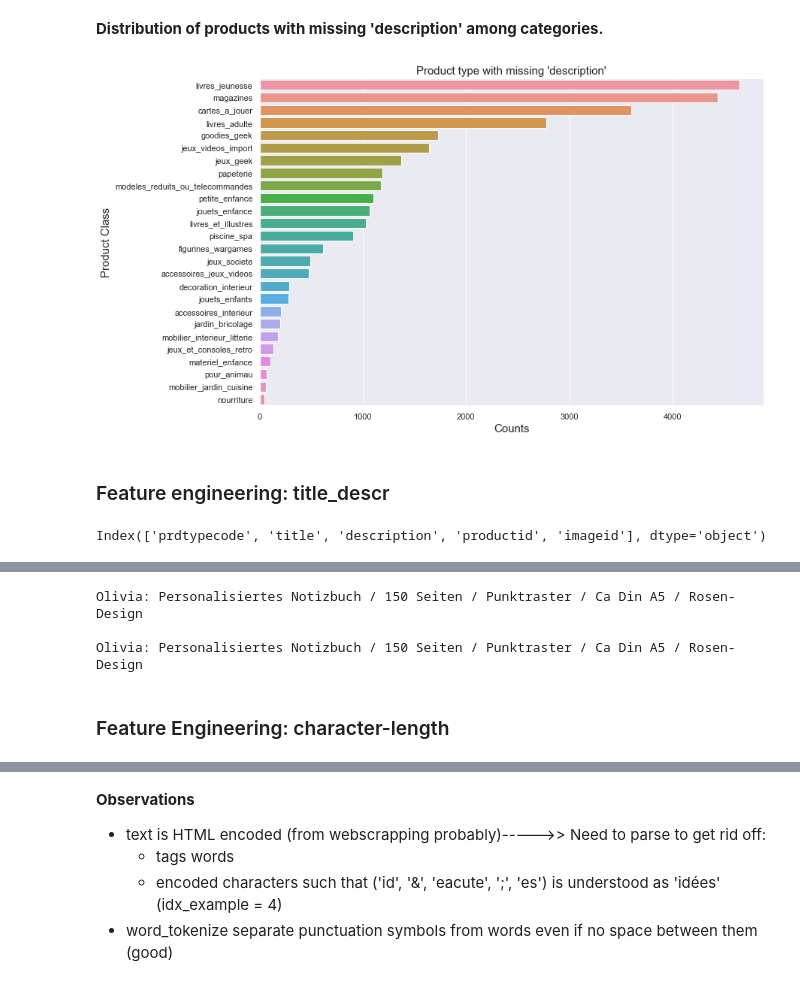
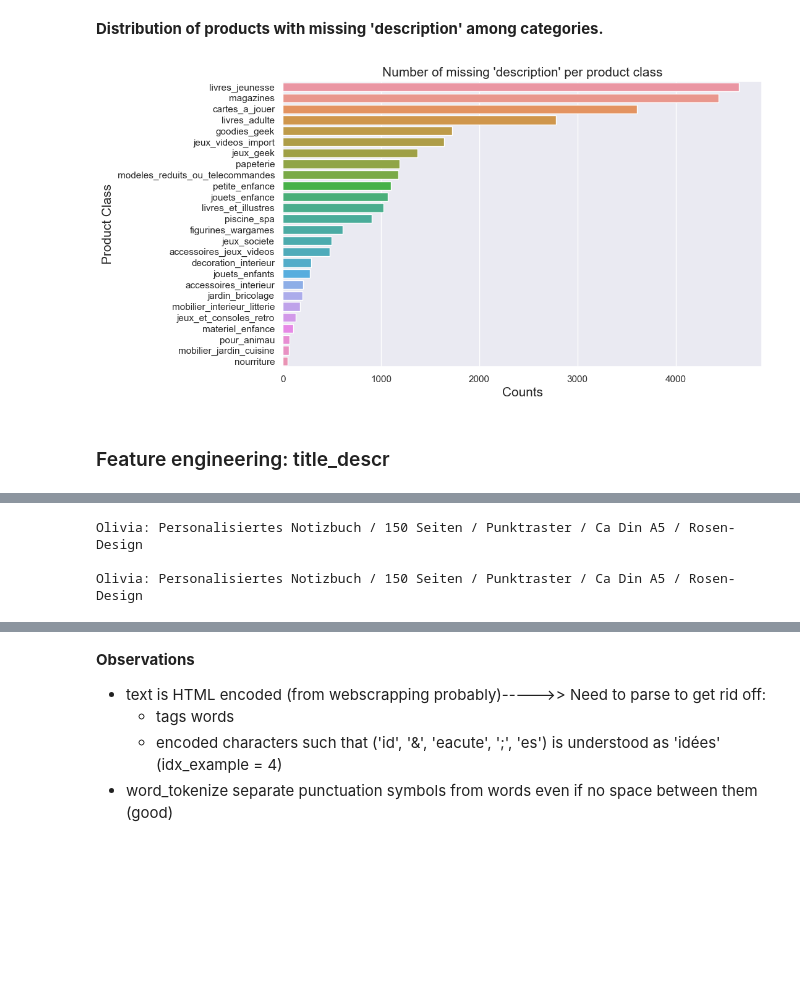
Before and after one commit to RamiroHR/Multimodal-Data-Product-Classification-Model, a Jupyter notebook: Rakuten_DataExploration.ipynb, the cells around one changed output, grey strips where cells are left out. Cells and saved outputs as stored; diff of their text form; code cells hidden in the pictures; blank space fills up the shorter version.

```diff
--- a/Rakuten_DataExploration.ipynb
+++ b/Rakuten_DataExploration.ipynb
@@ -116,33 +164,27 @@ There are 29800 (35.09 %) elements without a description
 # %%
 ## subset with missing description
 df_missing = df[df['description'].isna()]
 class_codes = df_missing['prdtypecode'].value_counts().index
 class_labels = [ product_class.loc[product_class['prdtypecode']==code,'prodtype'].iloc[0] for code in class_codes]
 
 
 ## plot
 fsizeL = 15
-f, ax = plt.subplots(nrows=1,ncols=1,figsize=(12,8))
+f, ax = plt.subplots(nrows=1,ncols=1,figsize=(10,6))
 
 sns.countplot(y = 'prdtypecode', data = df_missing , order = class_codes)#df['prdtypecode'].value_counts().index
 
 # Set product labels
 ax.set_yticklabels(class_labels)
 
 plt.ylabel('Product Class', fontsize = fsizeL)
 plt.xlabel('Counts', fontsize = fsizeL)
-plt.title("Product type with missing 'description'", fontsize = fsizeL )
+plt.title("Number of missing 'description' per product class", fontsize = fsizeL )
 plt.show();
 # %% [output]
-[figure, old version]
+[figure, new version]
 # %% [markdown]
 ### Feature engineering: title_descr
-# %%
-## Rename the variable 'designation' by 'title' which is more convenient
-df.rename({'designation':'title'}, axis = 1, inplace = True)
-df.columns
-# %% [output]
-Index(['prdtypecode', 'title', 'description', 'productid', 'imageid'], dtype='object')
 # %%
 ## Replace NaN's in description with empty string
 df['description'] = df['description'].fillna('')
@@ -167,5 +209,3 @@ print(df[df['description']==''].loc[0,'title_descr'])
 Olivia: Personalisiertes Notizbuch / 150 Seiten / Punktraster / Ca Din A5 / Rosen-Design
 
 Olivia: Personalisiertes Notizbuch / 150 Seiten / Punktraster / Ca Din A5 / Rosen-Design
-# %% [markdown]
-### Feature Engineering: character-length
```
Also changed, not shown: parts of 92 cells of this notebook.
